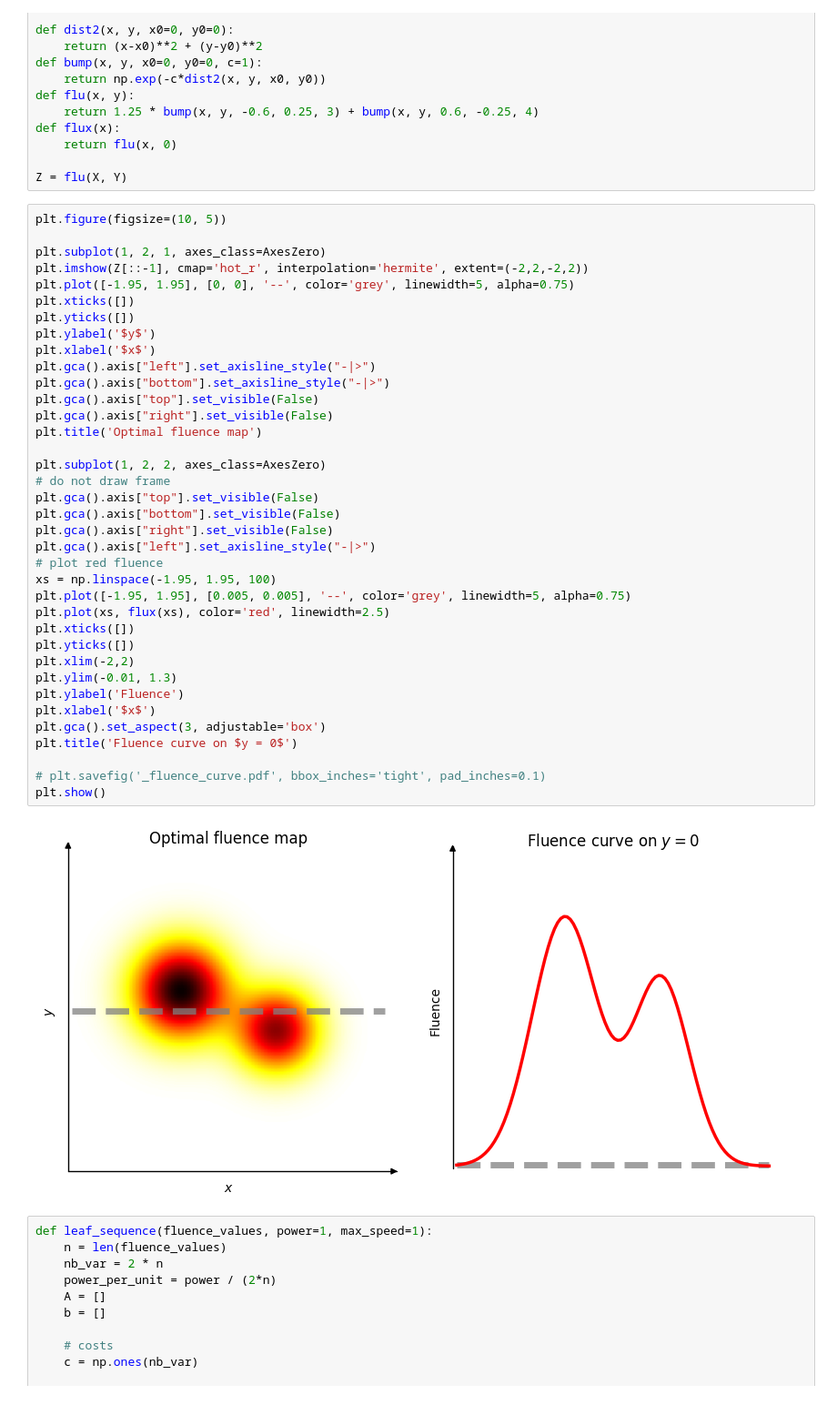
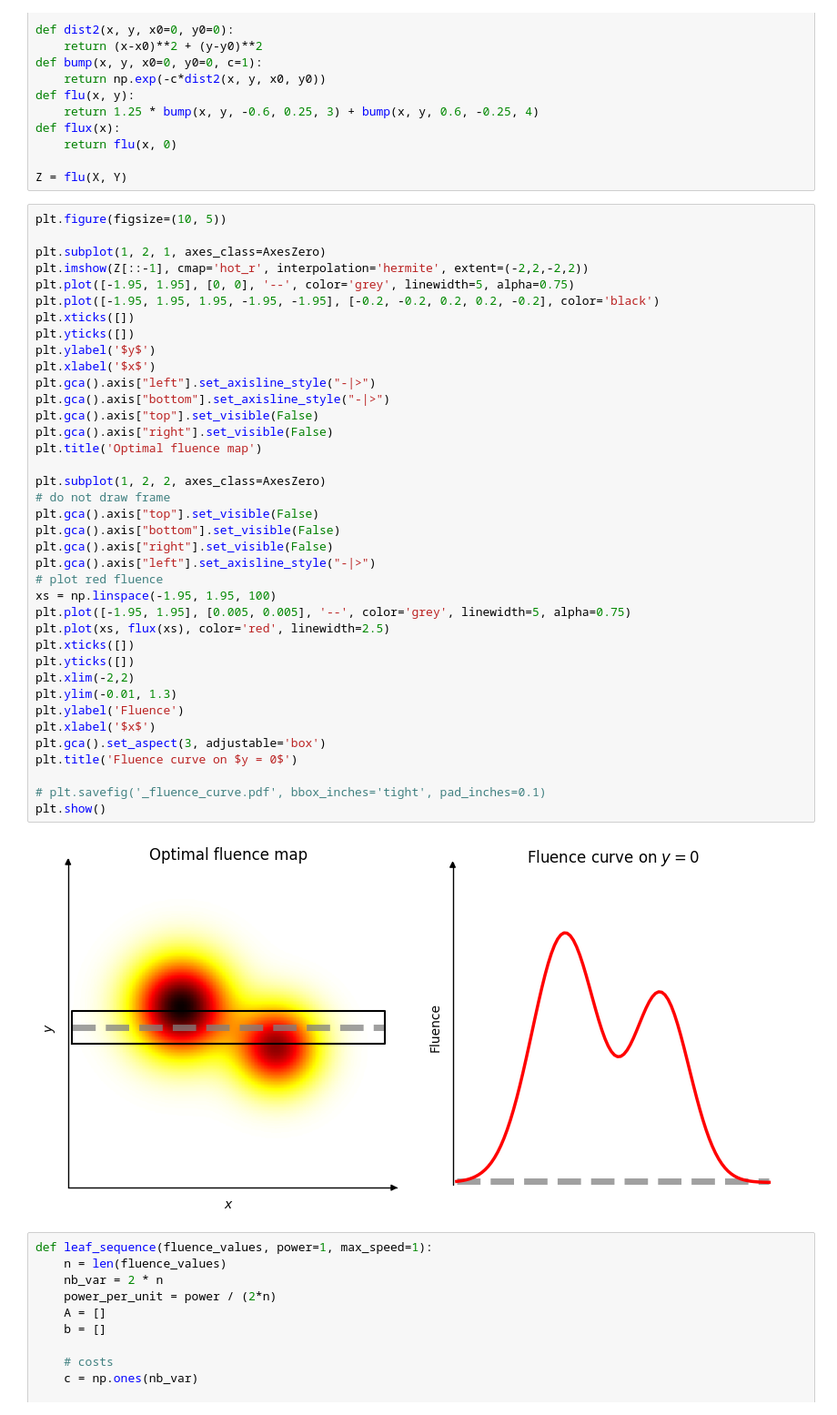
Before and after one commit to pauldubois98/PhD, a Jupyter notebook: 1_background/plots_SW.ipynb, the cells around one changed output. Shown at 91% size. Cells and saved outputs as stored; diff of their text form.

Commit message:
better fluence plots

```diff
--- a/1_background/plots_SW.ipynb
+++ b/1_background/plots_SW.ipynb
@@ -24,39 +24,40 @@ plt.figure(figsize=(10, 5))
 plt.subplot(1, 2, 1, axes_class=AxesZero)
 plt.imshow(Z[::-1], cmap='hot_r', interpolation='hermite', extent=(-2,2,-2,2))
 plt.plot([-1.95, 1.95], [0, 0], '--', color='grey', linewidth=5, alpha=0.75)
+plt.plot([-1.95, 1.95, 1.95, -1.95, -1.95], [-0.2, -0.2, 0.2, 0.2, -0.2], color='black')
 plt.xticks([])
 plt.yticks([])
 plt.ylabel('$y$')
 plt.xlabel('$x$')
 plt.gca().axis["left"].set_axisline_style("-|>")
 plt.gca().axis["bottom"].set_axisline_style("-|>")
 plt.gca().axis["top"].set_visible(False)
 plt.gca().axis["right"].set_visible(False)
 plt.title('Optimal fluence map')
 
 plt.subplot(1, 2, 2, axes_class=AxesZero)
 # do not draw frame
 plt.gca().axis["top"].set_visible(False)
 plt.gca().axis["bottom"].set_visible(False)
 plt.gca().axis["right"].set_visible(False)
 plt.gca().axis["left"].set_axisline_style("-|>")
 # plot red fluence
 xs = np.linspace(-1.95, 1.95, 100)
 plt.plot([-1.95, 1.95], [0.005, 0.005], '--', color='grey', linewidth=5, alpha=0.75)
 plt.plot(xs, flux(xs), color='red', linewidth=2.5)
 plt.xticks([])
 plt.yticks([])
 plt.xlim(-2,2)
 plt.ylim(-0.01, 1.3)
 plt.ylabel('Fluence')
 plt.xlabel('$x$')
 plt.gca().set_aspect(3, adjustable='box')
 plt.title('Fluence curve on $y = 0$')
 
 # plt.savefig('_fluence_curve.pdf', bbox_inches='tight', pad_inches=0.1)
 plt.show()
 # %% [output]
-[figure, old version]
+[figure, new version]
 # %%
 def leaf_sequence(fluence_values, power=1, max_speed=1):
     n = len(fluence_values)
```
Also changed, not shown: parts of 2 cells of this notebook.
